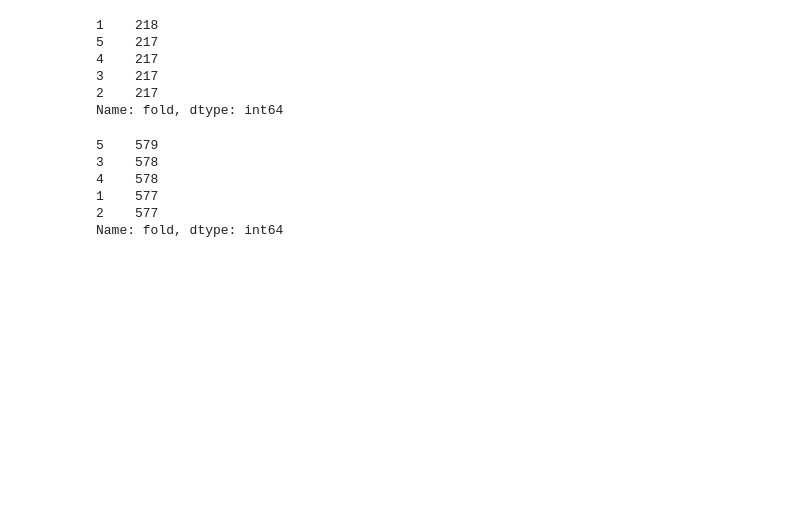
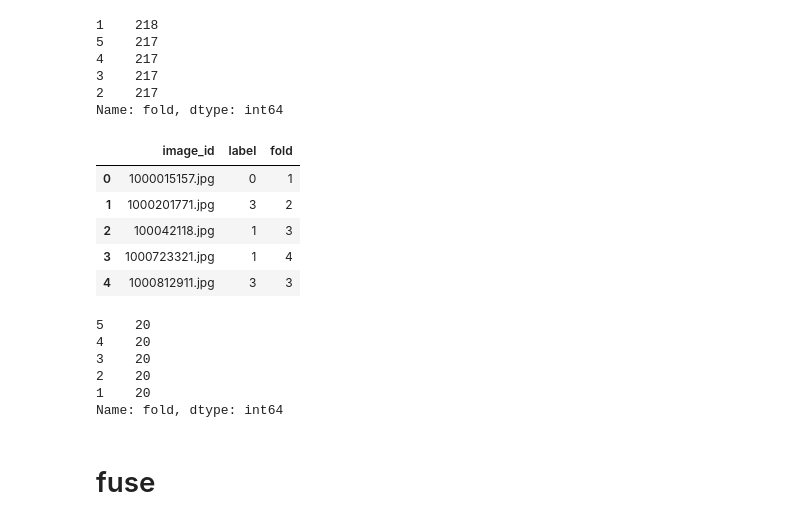
Before and after one commit to freedom1810/kaggle-cassava, a Jupyter notebook: dataset/train_mix/new_split_v2.ipynb, the cells around one changed output. Saved outputs shown, nothing was run; the diff lists cells and outputs as text; code cells hidden in the pictures; blank space fills up the shorter version.

Commit message:
update fuse fold

```diff
--- a/dataset/train_mix/new_split_v2.ipynb
+++ b/dataset/train_mix/new_split_v2.ipynb
@@ -67,12 +77,23 @@ df_all.to_csv('new_mix_v3.csv', index = False)
 # %%
 # df = pd.read_csv('new_mix_v3.csv')
-df = pd.read_csv('/home/hana/sonnh/kaggle-cassava/dataset/train_mix/new_mix_1234.csv')
+# df = pd.read_csv('/home/hana/sonnh/kaggle-cassava/dataset/train_mix/new_mix_1234.csv')
+df = pd.read_csv('/home/hana/sonnh/kaggle-cassava/dataset/train_mix/new_mix_v3.csv')
+df.head()
+# %% [output]
+|  | image_id | label | fold |
+| 0 | 1000015157.jpg | 0 | 1 |
+| 1 | 1000201771.jpg | 3 | 2 |
+| 2 | 100042118.jpg | 1 | 3 |
+| 3 | 1000723321.jpg | 1 | 4 |
+| 4 | 1000812911.jpg | 3 | 3 |
 # %%
-df[df['label'] == 4]['fold'].value_counts()
+df[df['label'] == 4]['fold'][:100].value_counts()
 # %% [output]
-5    579
-3    578
-4    578
-1    577
-2    577
+5    20
+4    20
+3    20
+2    20
+1    20
 Name: fold, dtype: int64
+# %% [markdown]
+# fuse
```
Also changed, not shown: parts of 12 cells of this notebook.
